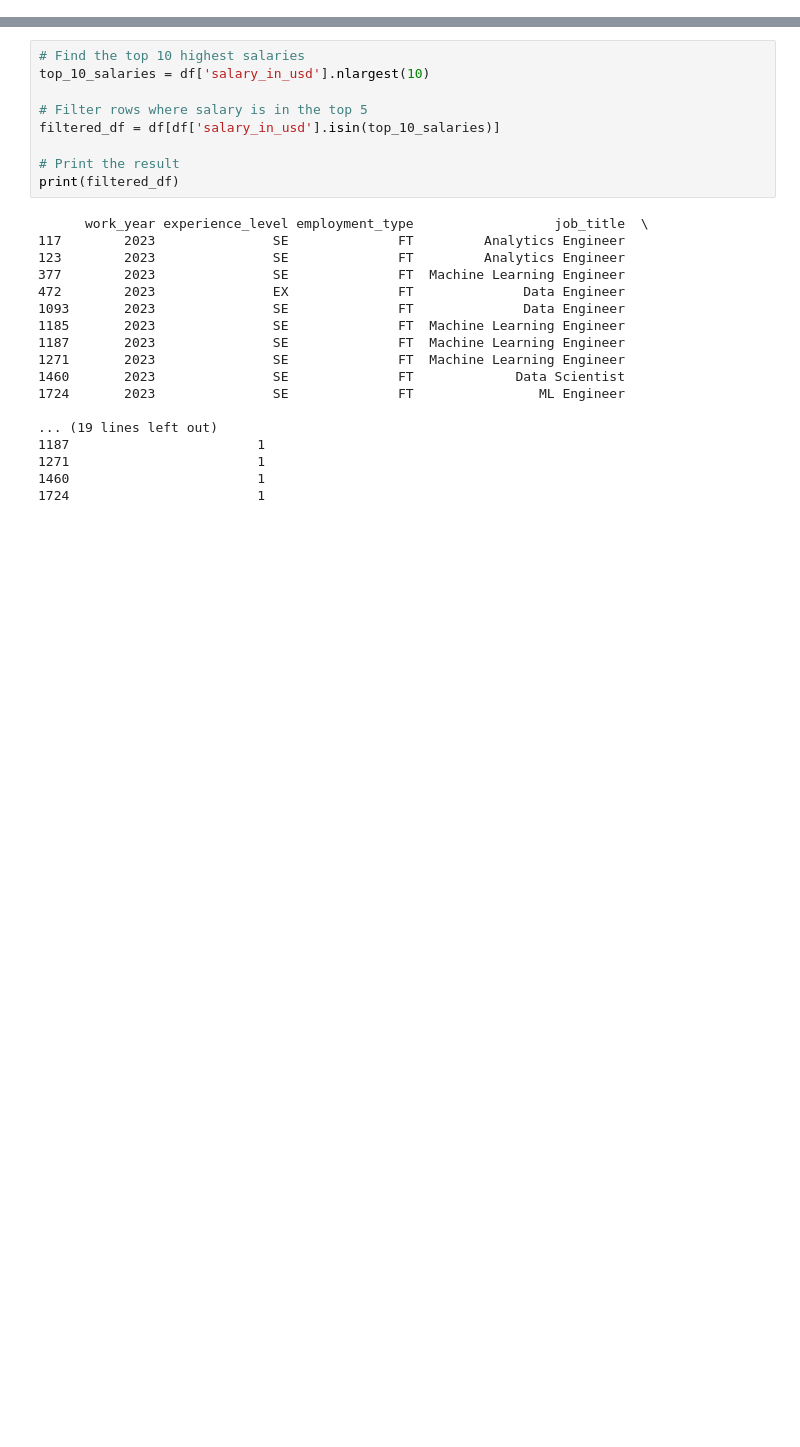
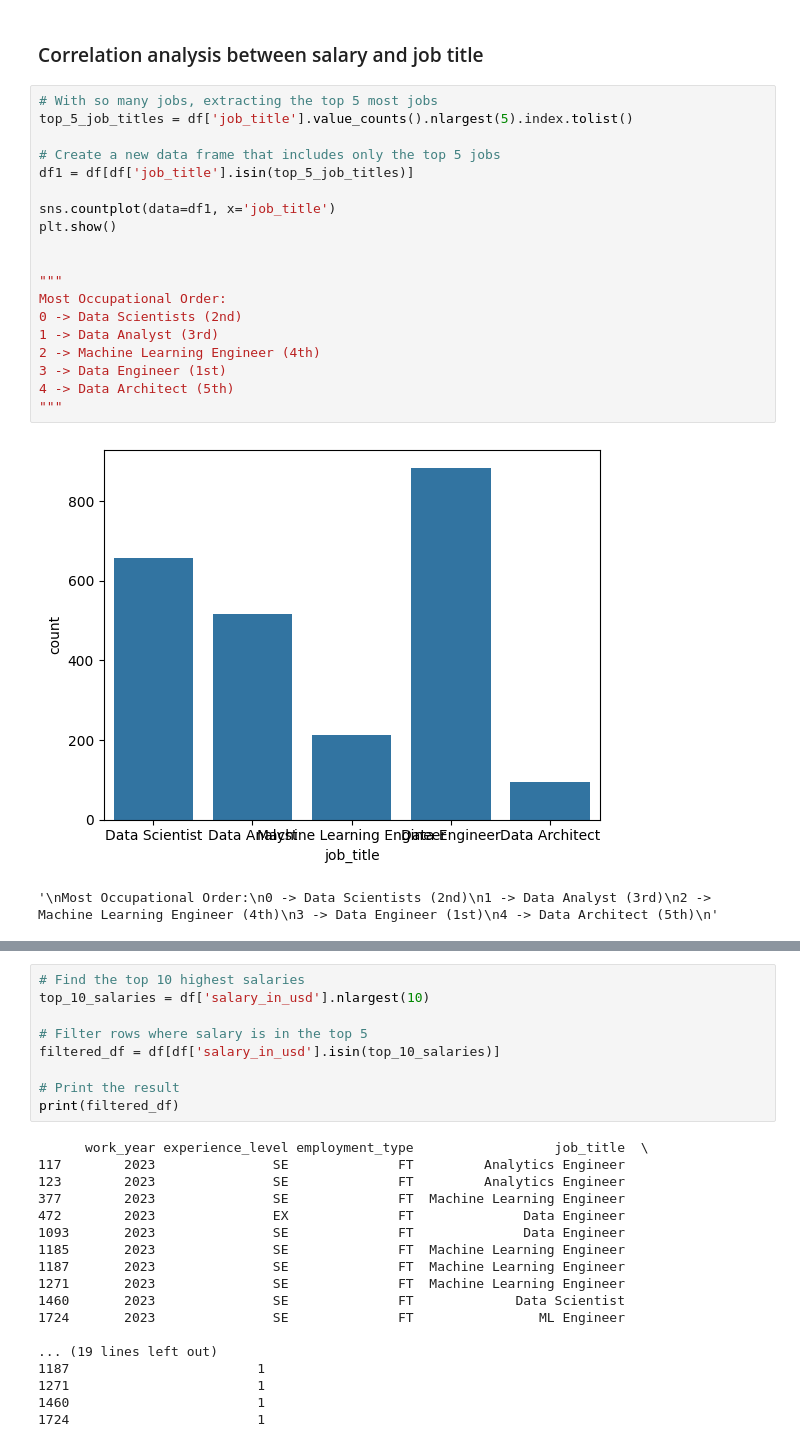
Before and after one commit to Geon0904/Geon0904, a Jupyter notebook: data-analysis/Salary_of_Data_Science.ipynb, the cells around one changed output, grey strips where cells are left out. Cells and saved outputs as stored; diff of their text form; blank space fills up the shorter version.

```diff
--- a/data-analysis/Salary_of_Data_Science.ipynb
+++ b/data-analysis/Salary_of_Data_Science.ipynb
@@ -373,0 +271,24 @@ company_size       -0.044197      1.000000
+# %% [markdown]
+### Correlation analysis between salary and job title
+# %%
+# With so many jobs, extracting the top 5 most jobs
+top_5_job_titles = df['job_title'].value_counts().nlargest(5).index.tolist()
+
+# Create a new data frame that includes only the top 5 jobs
+df1 = df[df['job_title'].isin(top_5_job_titles)]
+
+sns.countplot(data=df1, x='job_title')
+plt.show()
+
+
+"""
+Most Occupational Order:
+0 -> Data Scientists (2nd)
+1 -> Data Analyst (3rd)
+2 -> Machine Learning Engineer (4th)
+3 -> Data Engineer (1st)
+4 -> Data Architect (5th)
+"""
+# %% [output]
+[figure, added]
+'\nMost Occupational Order:\n0 -> Data Scientists (2nd)\n1 -> Data Analyst (3rd)\n2 -> Machine Learning Engineer (4th)\n3 -> Data Engineer (1st)\n4 -> Data Architect (5th)\n'
```
Also changed, not shown: parts of 96 cells of this notebook.
